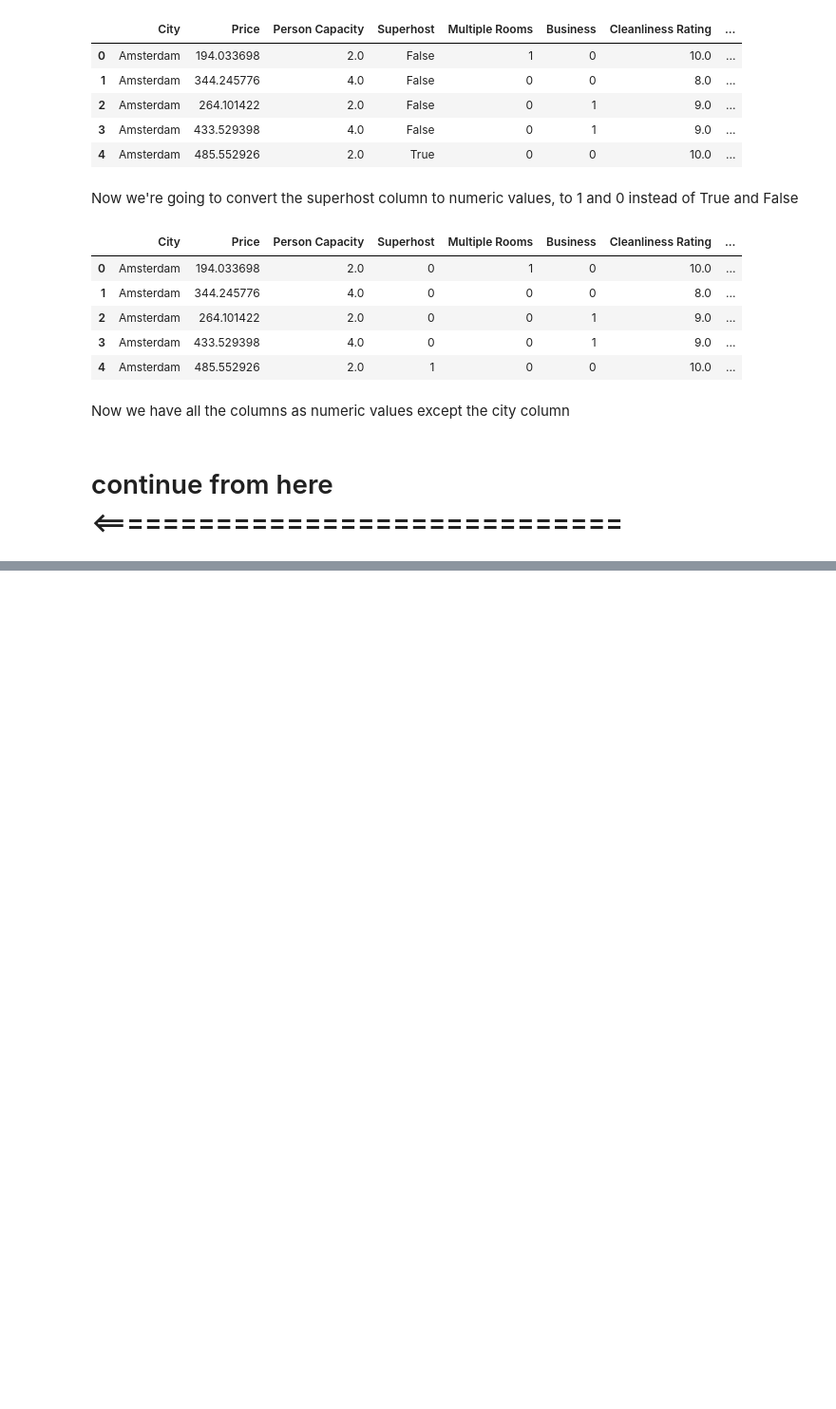
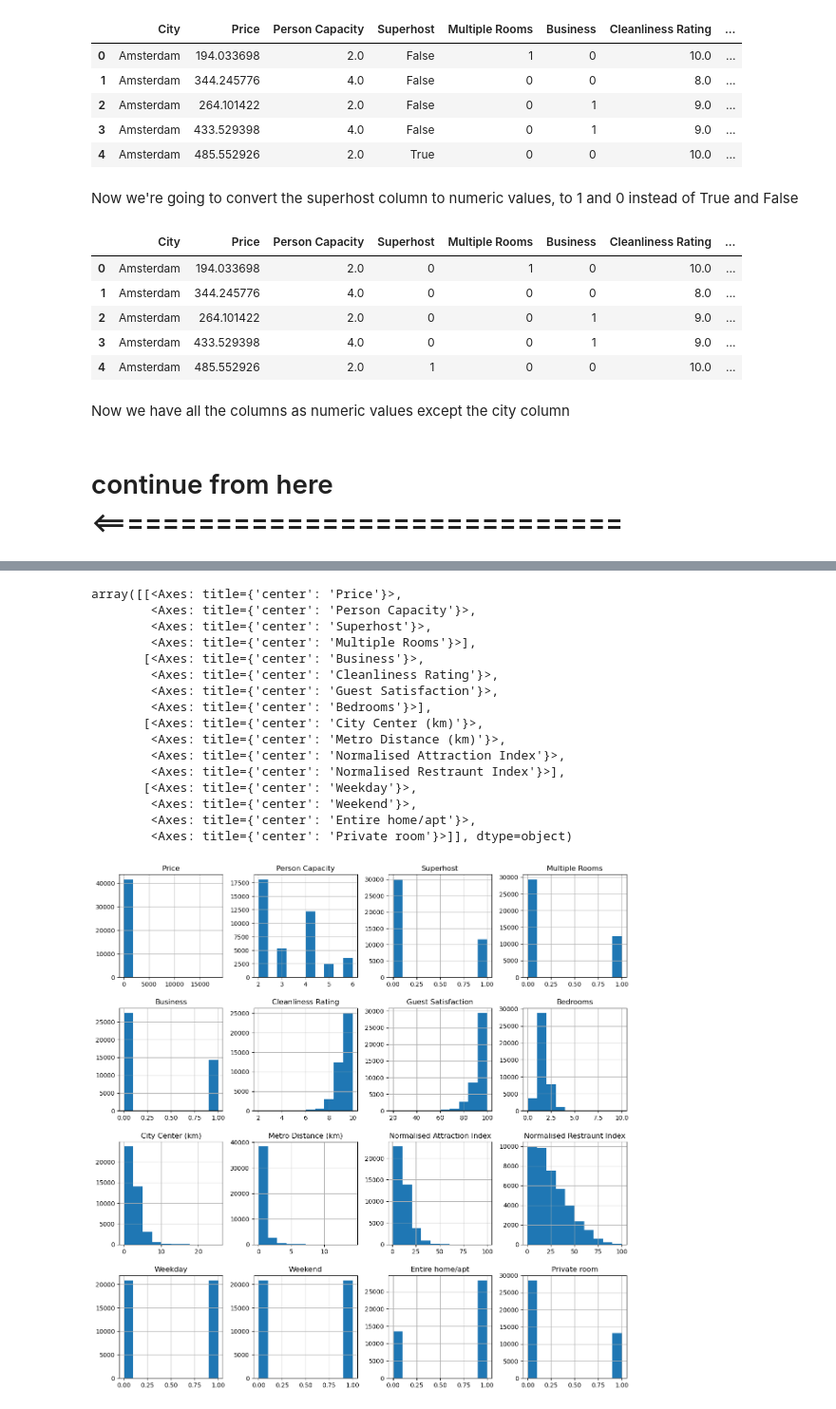
Before and after one commit to fadykittan/airbnb-roi-predictor, a Jupyter notebook: airbnb-roi-predictor-notebook.ipynb, the cells around one changed output, grey strips where cells are left out. Shown at 95% size. Drawn from its saved outputs; the diff is of its cells as text; code cells hidden in the pictures; blank space fills up the shorter version.

```diff
--- a/airbnb-roi-predictor-notebook.ipynb
+++ b/airbnb-roi-predictor-notebook.ipynb
@@ -167,2 +171,26 @@ array([[<Axes: title={'center': 'Price'}>,
+# %%
+df.drop('Shared room', axis=1, inplace=True)
+df.drop('Attraction Index', axis=1, inplace=True)
+df.drop('Restraunt Index', axis=1, inplace=True)
+# %%
+df.hist(figsize=(15,15))
+# %% [output]
+array([[<Axes: title={'center': 'Price'}>,
+        <Axes: title={'center': 'Person Capacity'}>,
+        <Axes: title={'center': 'Superhost'}>,
+        <Axes: title={'center': 'Multiple Rooms'}>],
+       [<Axes: title={'center': 'Business'}>,
+        <Axes: title={'center': 'Cleanliness Rating'}>,
+        <Axes: title={'center': 'Guest Satisfaction'}>,
+        <Axes: title={'center': 'Bedrooms'}>],
+       [<Axes: title={'center': 'City Center (km)'}>,
+        <Axes: title={'center': 'Metro Distance (km)'}>,
+        <Axes: title={'center': 'Normalised Attraction Index'}>,
+        <Axes: title={'center': 'Normalised Restraunt Index'}>],
+       [<Axes: title={'center': 'Weekday'}>,
+        <Axes: title={'center': 'Weekend'}>,
+        <Axes: title={'center': 'Entire home/apt'}>,
+        <Axes: title={'center': 'Private room'}>]], dtype=object)
+[figure, added]
 # %%
 df.corr(numeric_only=True)
```
Also changed, not shown: parts of 14 cells of this notebook.
